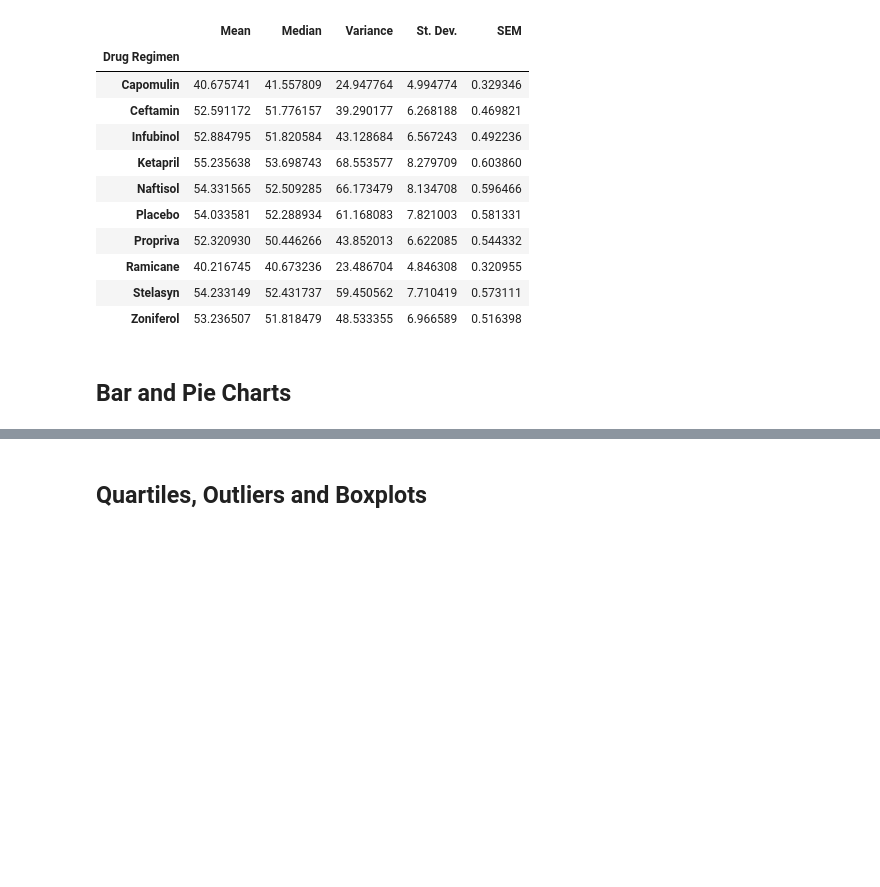
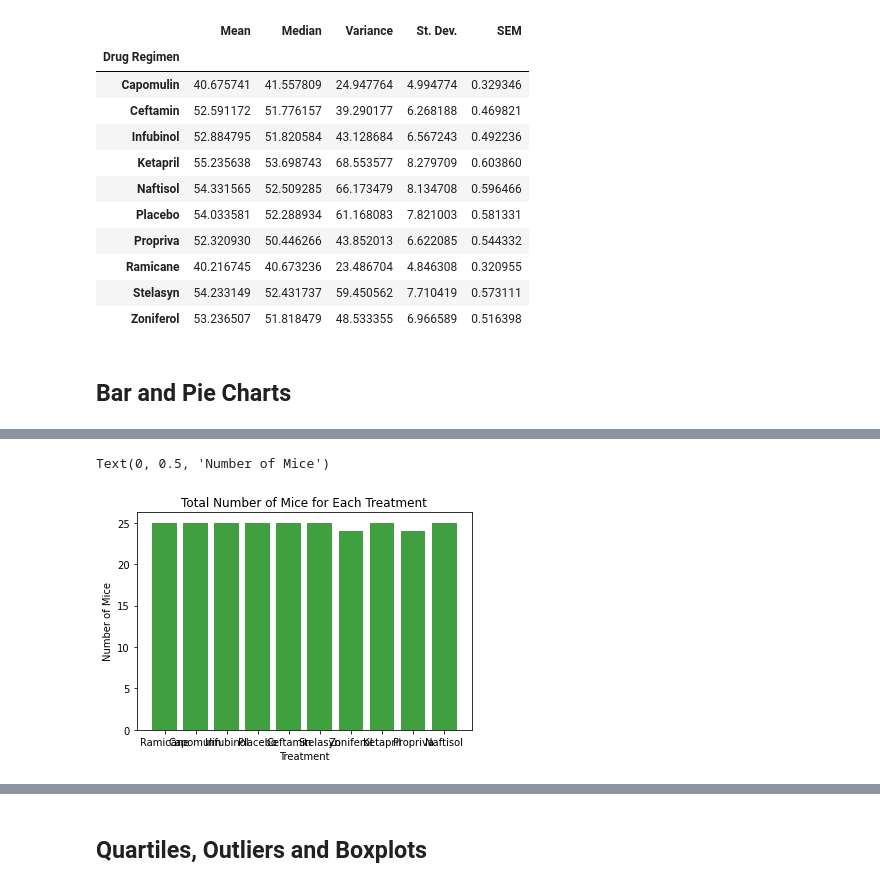
Before and after one commit to Grwat33/Matplotlib-challenge, a Jupyter notebook: Pymaceuticals/pymaceuticals_starter.ipynb, the cells around one changed output, grey strips where cells are left out. Drawn from its saved outputs; the diff is of its cells as text; code cells hidden in the pictures; blank space fills up the shorter version.

```diff
--- a/Pymaceuticals/pymaceuticals_starter.ipynb
+++ b/Pymaceuticals/pymaceuticals_starter.ipynb
@@ -197,4 +196,13 @@ AttributeError: 'DataFrameGroupBy' object has no attribute 'groupby'
 # %%
 # Generate a bar plot showing the total number of mice for each treatment throughout the course of the study using pyplot.
+mice = count
+x_axis = regimens
+plt.bar(x_axis, mice, color='g', alpha=.75, align="center")
+plt.title("Total Number of Mice for Each Treatment")
+plt.xlabel("Treatment")
+plt.ylabel("Number of Mice")
+# %% [output]
+Text(0, 0.5, 'Number of Mice')
+[figure, added]
 # %%
 # Generate a pie plot showing the distribution of female versus male mice using pandas
```
Also changed, not shown: parts of 10 cells of this notebook.
